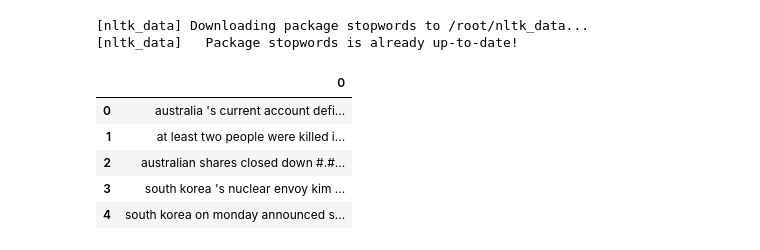
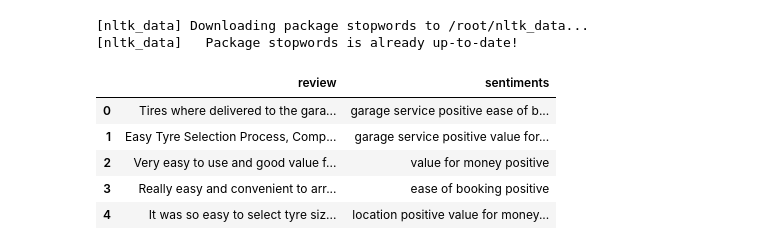
Before and after one commit to zamirsiddiqui/subtheme-sentiments, a Jupyter notebook: subTheme_review.ipynb, the cells around one changed output. Cells and saved outputs as stored; diff of their text form; code cells hidden in the pictures.

```diff
--- a/subTheme_review.ipynb
+++ b/subTheme_review.ipynb
@@ -35,10 +39,20 @@ train_article = pd.read_table(url, error_bad_lines=False, header = None)
+# %%
+# Read files from github and combined all the sentiment in single column
+url = 'https://raw.githubusercontent.com/zamirsiddiqui/subtheme-sentiments/master/Evaluation-dataset.csv'
+raw_data = pd.read_csv(url, header = None)
+raw_data_subset = raw_data[raw_data.columns[0:4]]
+raw_data_subset.fillna('', inplace = True)
+raw_data_subset['sentiment']=raw_data_subset.apply(lambda x:'%s %s %s' % (x[1],x[2],x[3]),axis=1)
+raw_data_subset = raw_data_subset[[0,'sentiment']]
+raw_data_subset.columns = ['review', 'sentiments']
 # %%
+#set max width to display
 pd.set_option('display.max_colwidth', -1)
-train_article.head()
+raw_data_subset.head()
 # %% [output]
-|  | 0 |
-| 0 | australia 's current account defi... |
-| 1 | at least two people were killed i... |
-| 2 | australian shares closed down #.#... |
-| 3 | south korea 's nuclear envoy kim ... |
-| 4 | south korea on monday announced s... |
+|  | review | sentiments |
+| 0 | Tires where delivered to the gara... | garage service positive ease of b... |
+| 1 | Easy Tyre Selection Process, Comp... | garage service positive value for... |
+| 2 | Very easy to use and good value f... | value for money positive |
+| 3 | Really easy and convenient to arr... | ease of booking positive |
+| 4 | It was so easy to select tyre siz... | location positive value for money... |
```
Also changed, not shown: parts of 44 cells of this notebook.
